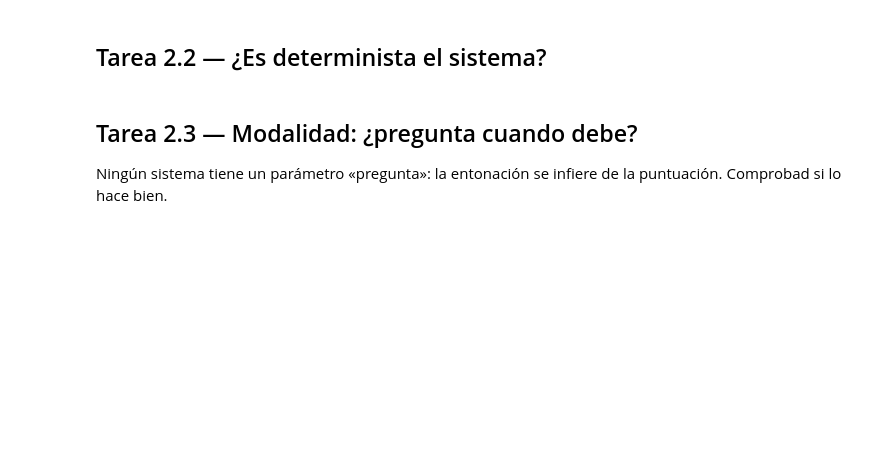
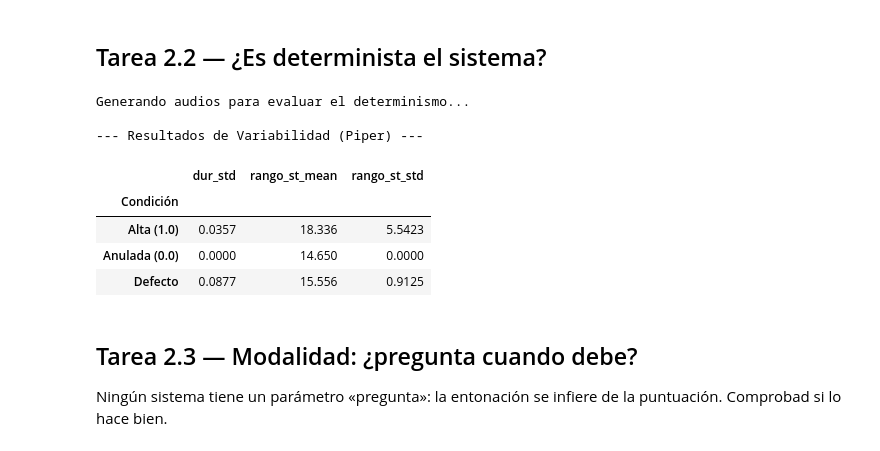
Before and after one commit to Ivnson/Practica-1---Sintesis-de-voz, a Jupyter notebook: p1_plantilla.ipynb, the cells around one changed output. Drawn from its saved outputs; the diff is of its cells as text; code cells hidden in the pictures; blank space fills up the shorter version.

```diff
--- a/p1_plantilla.ipynb
+++ b/p1_plantilla.ipynb
@@ -254,10 +293,65 @@ vel.groupby('escala').dur_rel.mean().round(3)
 # %%
 # TAREA 2.2 — Sintetizad la MISMA frase 5 veces en tres condiciones:
 #   a) parámetros por defecto
 #   b) noise_scale=0.0, noise_w_scale=0.0
 #   c) noise_scale=1.0, noise_w_scale=1.0
 # Para cada grupo, desviación típica de la duración y del rango_st.
 # ¿Con variabilidad cero salen audios idénticos? ¿Suena más monótona?
+
+import pandas as pd
+
+# Seleccionamos Piper y preparamos una frase de prueba
+tts_piper = CANDIDATOS['piper_sharvard']
+frase_prueba = "El control de la variabilidad es fundamental para que la síntesis suene natural."
+(AUDIO / 'variabilidad').mkdir(exist_ok=True, parents=True)
+
+resultados = []
+condiciones = [
+    {'nombre': 'Defecto', 'params': {}},
+    {'nombre': 'Anulada (0.0)', 'params': {'noise_scale': 0.0, 'noise_w_scale': 0.0}},
+    {'nombre': 'Alta (1.0)', 'params': {'noise_scale': 1.0, 'noise_w_scale': 1.0}}
+]
+
+print("Generando audios para evaluar el determinismo...")
+
+for cond in condiciones:
+    nombre_cond = cond['nombre']
+    parametros = cond['params']
+
+    for i in range(5): # Sintetizar la misma frase 5 veces
+        ruta = AUDIO / 'variabilidad' / f"piper_{nombre_cond.replace(' ', '_')}_{i}.wav"
+        tts_piper(frase_prueba, ruta, **parametros)
+
+        # Analizamos el WAV recién generado
+        datos = analisis.analiza(ruta)
+        resultados.append({
+            'Condición': nombre_cond,
+            'Repetición': i,
+            'dur': datos['dur'],
+            'rango_st': datos['rango_st']
+        })
+
+# Convertimos a DataFrame para sacar la estadística fácilmente
+df_var = pd.DataFrame(resultados)
+
+# Agrupamos por condición para calcular la media del rango_st y la desviación típica (std) de dur y rango_st
+estadisticas = df_var.groupby('Condición').agg(
+    dur_std=('dur', 'std'),
+    rango_st_mean=('rango_st', 'mean'),
+    rango_st_std=('rango_st', 'std')
+).round(4)
+
+print("\n--- Resultados de Variabilidad (Piper) ---")
+display(estadisticas)
+# %% [output]
+Generando audios para evaluar el determinismo...
+
+--- Resultados de Variabilidad (Piper) ---
+|  | dur_std | rango_st_mean | rango_st_std |
+| Condición |  |  |  |
+| Alta (1.0) | 0.0357 | 18.336 | 5.5423 |
+| Anulada (0.0) | 0.0000 | 14.650 | 0.0000 |
+| Defecto | 0.0877 | 15.556 | 0.9125 |
 # %% [markdown]
 ## Tarea 2.3 — Modalidad: ¿pregunta cuando debe?
 
```
Also changed, not shown: parts of 6 cells of this notebook, 2 other files.
